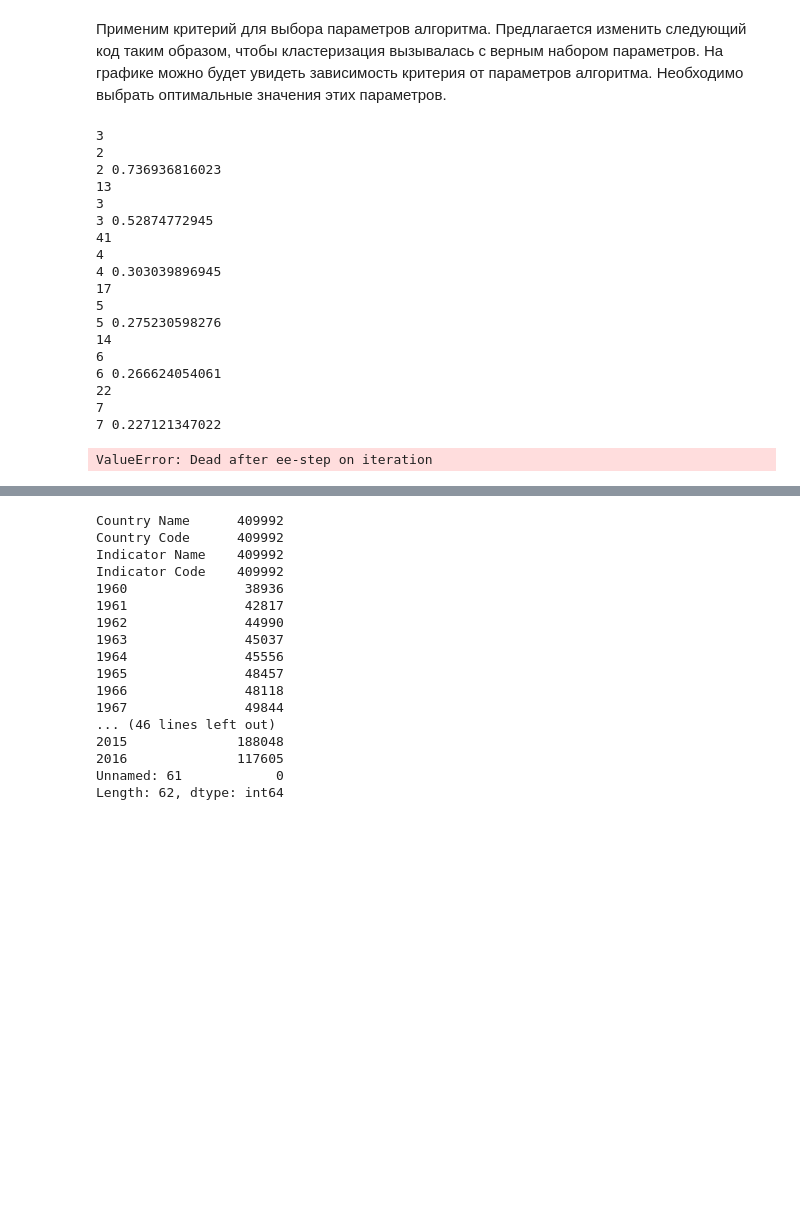
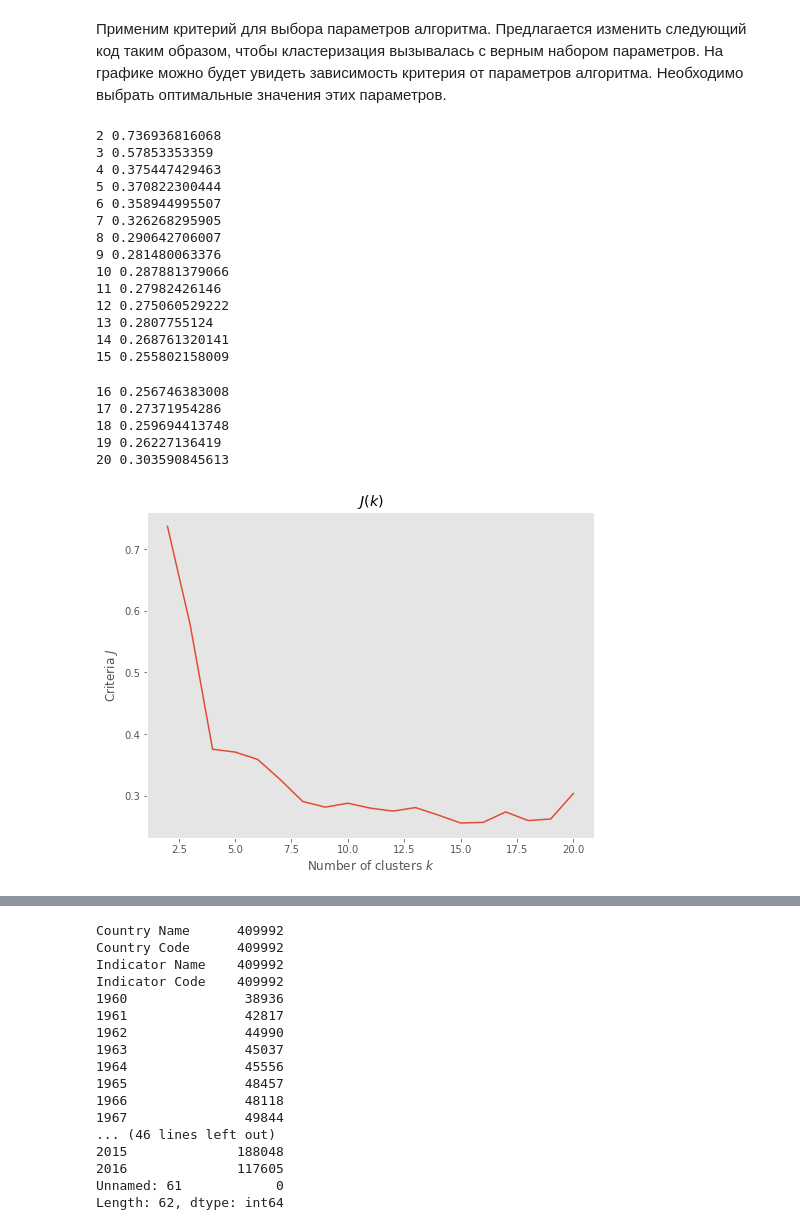
Before and after one commit to vladimirbelyaev/DM_sphere, a Jupyter notebook: hw2-clusters/belyaev_hw2-clusters-cleaned.ipynb, the cells around one changed output, grey strips where cells are left out. Drawn from its saved outputs; the diff is of its cells as text; code cells hidden in the pictures; blank space fills up the shorter version.

```diff
--- a/hw2-clusters/belyaev_hw2-clusters-cleaned.ipynb
+++ b/hw2-clusters/belyaev_hw2-clusters-cleaned.ipynb
@@ -368,44 +305,41 @@ from sklearn.cluster import KMeans
 # %%
 ks = range(2, 21)
 criteria = np.zeros(len(ks))
 
 for i, k in enumerate(ks):
-    #gmm = GaussianMixture(n_components=k).fit(x)
-    #y = gmm.predict_proba(x).argmax(axis=1)
-    #cls = KMeans(n_clusters = k)
     cls = Clustering(n_clusters = k)
     y = cls.fit_predict(x)
-    #criteria[i] = quality(x, y)
-    criteria[i] = silhouette_score(x, y)
-    print k, criteria[i] #,silhouette_score(x, y)
+    criteria[i] = quality(x, y)
+    print k, criteria[i]
 
 pl.figure(figsize=(8, 6))
 pl.plot(ks, criteria)
 pl.title("$J(k)$")
 pl.ylabel("Criteria $J$")
 pl.xlabel("Number of clusters $k$")
 pl.grid()
 pl.show()
 # %% [output]
-3
-2
-2 0.736936816023
-13
-3
-3 0.52874772945
-41
-4
-4 0.303039896945
-17
-5
-5 0.275230598276
-14
-6
-6 0.266624054061
-22
-7
-7 0.227121347022
+2 0.736936816068
+3 0.57853353359
+4 0.375447429463
+5 0.370822300444
+6 0.358944995507
+7 0.326268295905
+8 0.290642706007
+9 0.281480063376
+10 0.287881379066
+11 0.27982426146
+12 0.275060529222
+13 0.2807755124
+14 0.268761320141
+15 0.255802158009
-ValueError: Dead after ee-step on iteration
+16 0.256746383008
+17 0.27371954286
+18 0.259694413748
+19 0.26227136419
+20 0.303590845613
+[figure, added]
 # %%
 from sklearn.datasets import make_blobs
 x, y = make_blobs(n_samples=10000, n_features=2, centers=3, cluster_std=1,
```
Also changed, not shown: parts of 44 cells of this notebook.
